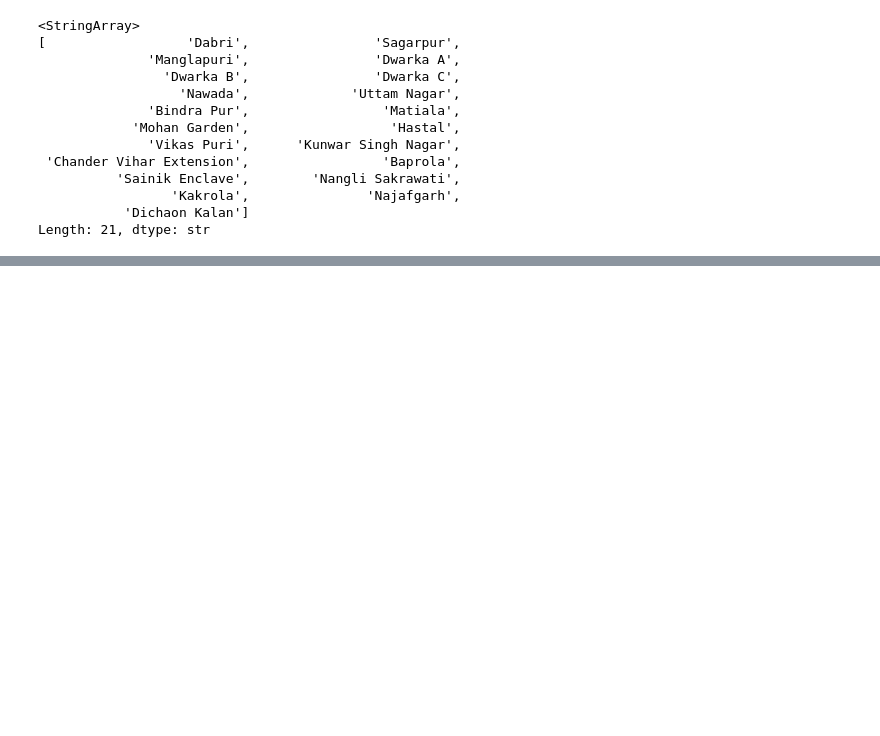
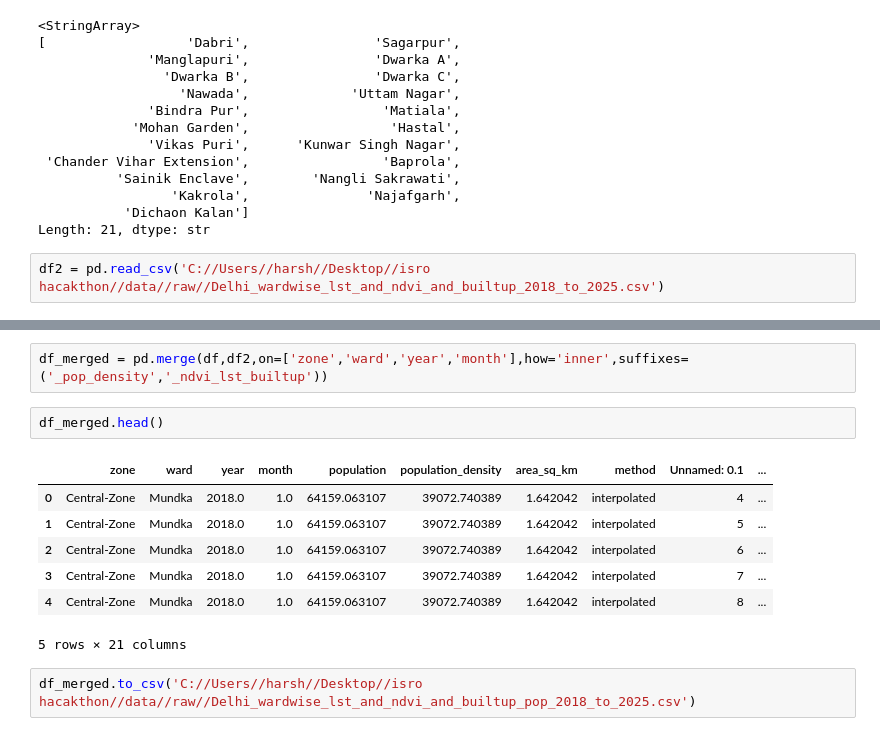
Before and after one commit to Tiwari-Harshvardhan/isro-bah-project, a Jupyter notebook: notebooks/population_density_cleaning.ipynb, the cells around one changed output, grey strips where cells are left out. Drawn from its saved outputs; the diff is of its cells as text; blank space fills up the shorter version.

```diff
--- a/notebooks/population_density_cleaning.ipynb
+++ b/notebooks/population_density_cleaning.ipynb
@@ -592,3 +592,5 @@ df[df['zone'] == 'Najafgarh Zone']['ward'].unique()
                  'Kakrola',               'Najafgarh',
            'Dichaon Kalan']
 Length: 21, dtype: str
+# %%
+df2 = pd.read_csv('C://Users//harsh//Desktop//isro hacakthon//data//raw//Delhi_wardwise_lst_and_ndvi_and_builtup_2018_to_2025.csv')
@@ -594,0 +625,14 @@ Length: 21, dtype: str
+# %%
+df_merged = pd.merge(df,df2,on=['zone','ward','year','month'],how='inner',suffixes=('_pop_density','_ndvi_lst_builtup'))
+# %%
+df_merged.head()
+# %% [output]
+|  | zone | ward | year | month | population | population_density | area_sq_km | method | Unnamed: 0.1 | ... |
+| 0 | Central-Zone | Mundka | 2018.0 | 1.0 | 64159.063107 | 39072.740389 | 1.642042 | interpolated | 4 | ... |
+| 1 | Central-Zone | Mundka | 2018.0 | 1.0 | 64159.063107 | 39072.740389 | 1.642042 | interpolated | 5 | ... |
+| 2 | Central-Zone | Mundka | 2018.0 | 1.0 | 64159.063107 | 39072.740389 | 1.642042 | interpolated | 6 | ... |
+| 3 | Central-Zone | Mundka | 2018.0 | 1.0 | 64159.063107 | 39072.740389 | 1.642042 | interpolated | 7 | ... |
+| 4 | Central-Zone | Mundka | 2018.0 | 1.0 | 64159.063107 | 39072.740389 | 1.642042 | interpolated | 8 | ... |
+5 rows × 21 columns
+# %%
+df_merged.to_csv('C://Users//harsh//Desktop//isro hacakthon//data//raw//Delhi_wardwise_lst_and_ndvi_and_builtup_pop_2018_to_2025.csv')
```
Also changed, not shown: parts of 2 cells of this notebook, 1 other file.
